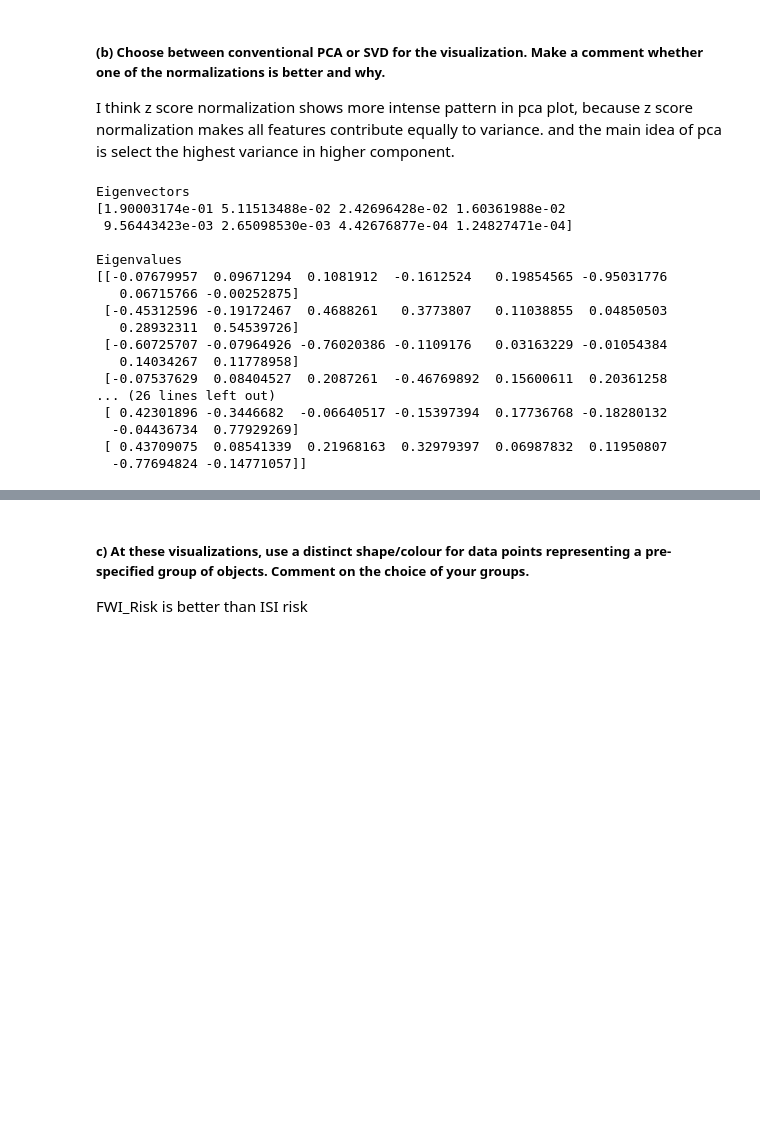
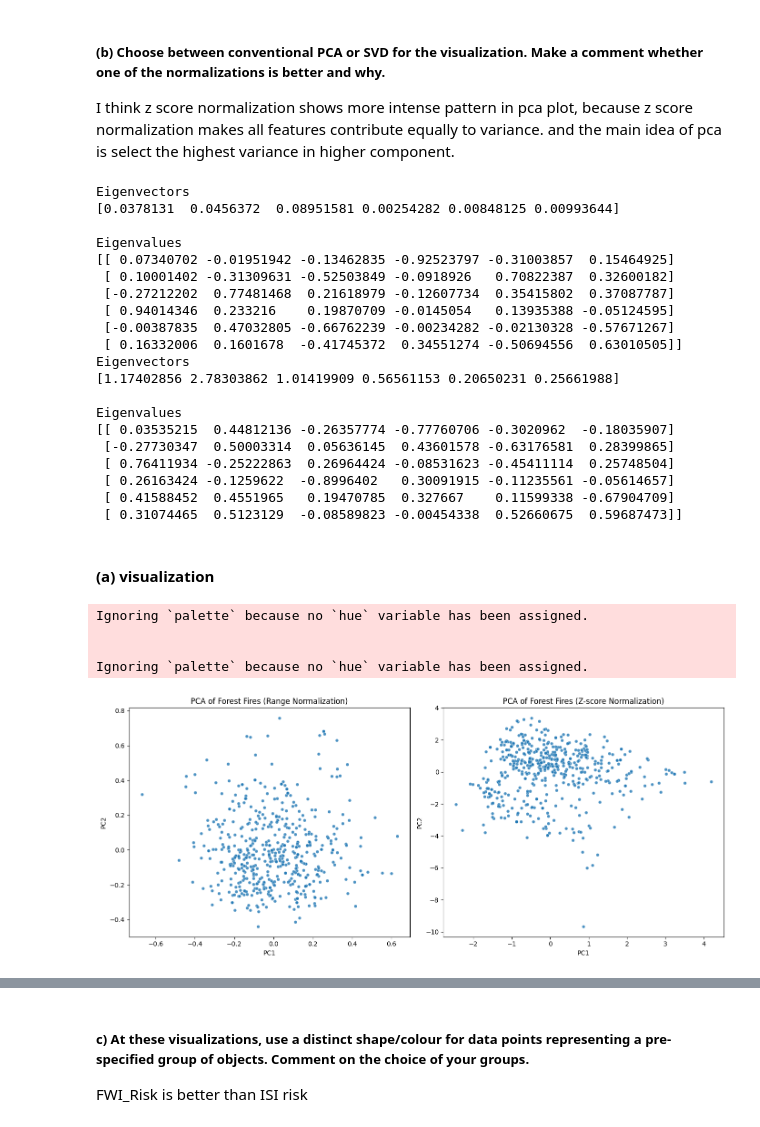
Before and after one commit to wumengyuu/PAD, a Jupyter notebook: PCA.ipynb, the cells around one changed output, grey strips where cells are left out. Drawn from its saved outputs; the diff is of its cells as text; code cells hidden in the pictures; blank space fills up the shorter version.

```diff
--- a/PCA.ipynb
+++ b/PCA.ipynb
@@ -64,7 +64,7 @@ def normalize_data(feature_df, method):
     Output: x: feature, y: target
     """
     # Normalize feature data
-    x = feature_df[['FFMC', 'DMC', 'DC', 'ISI', 'temp', 'RH', 'BUI', 'FWI']]
+    x = feature_df[['FFMC', 'temp', 'RH', 'wind', 'BUI', 'FWI']]
     y = feature_df[['area']]
 
     for col in x.columns:
@@ -89,22 +89,25 @@ print('Eigenvectors \n%s' %e_z)
 print('\nEigenvalues \n%s' %v_z)
 # %% [output]
 Eigenvectors
-[1.90003174e-01 5.11513488e-02 2.42696428e-02 1.60361988e-02
- 9.56443423e-03 2.65098530e-03 4.42676877e-04 1.24827471e-04]
+[0.0378131  0.0456372  0.08951581 0.00254282 0.00848125 0.00993644]
 
 Eigenvalues
-[[-0.07679957  0.09671294  0.1081912  -0.1612524   0.19854565 -0.95031776
-   0.06715766 -0.00252875]
- [-0.45312596 -0.19172467  0.4688261   0.3773807   0.11038855  0.04850503
-   0.28932311  0.54539726]
- [-0.60725707 -0.07964926 -0.76020386 -0.1109176   0.03163229 -0.01054384
-   0.14034267  0.11778958]
- [-0.07537629  0.08404527  0.2087261  -0.46769892  0.15600611  0.20361258
-... (26 lines left out)
- [ 0.42301896 -0.3446682  -0.06640517 -0.15397394  0.17736768 -0.18280132
-  -0.04436734  0.77929269]
- [ 0.43709075  0.08541339  0.21968163  0.32979397  0.06987832  0.11950807
-  -0.77694824 -0.14771057]]
+[[ 0.07340702 -0.01951942 -0.13462835 -0.92523797 -0.31003857  0.15464925]
+ [ 0.10001402 -0.31309631 -0.52503849 -0.0918926   0.70822387  0.32600182]
+ [-0.27212202  0.77481468  0.21618979 -0.12607734  0.35415802  0.37087787]
+ [ 0.94014346  0.233216    0.19870709 -0.0145054   0.13935388 -0.05124595]
+ [-0.00387835  0.47032805 -0.66762239 -0.00234282 -0.02130328 -0.57671267]
+ [ 0.16332006  0.1601678  -0.41745372  0.34551274 -0.50694556  0.63010505]]
+Eigenvectors
+[1.17402856 2.78303862 1.01419909 0.56561153 0.20650231 0.25661988]
+
+Eigenvalues
+[[ 0.03535215  0.44812136 -0.26357774 -0.77760706 -0.3020962  -0.18035907]
+ [-0.27730347  0.50003314  0.05636145  0.43601578 -0.63176581  0.28399865]
+ [ 0.76411934 -0.25222863  0.26964424 -0.08531623 -0.45411114  0.25748504]
+ [ 0.26163424 -0.1259622  -0.8996402   0.30091915 -0.11235561 -0.05614657]
+ [ 0.41588452  0.4551965   0.19470785  0.327667    0.11599338 -0.67904709]
+ [ 0.31074465  0.5123129  -0.08589823 -0.00454338  0.52660675  0.59687473]]
 # %%
 def pca_transform(x_norm, y, v):
     """
@@ -127,6 +130,47 @@ pc_Range, data_pca_Range = pca_transform(x_range, y_range, v_Range)
 pc_z, data_pca_z = pca_transform(x_zscore, y_zscore, v_z)
 
 # print(data_pca_Range.head())
+# %% [markdown]
+#### (a) visualization
+# %%
+# Plotting PCA results
+fig, axes = plt.subplots(1, 2, figsize=(14, 6))
+
+# First PCA plot (Range-normalized data)
+sns.scatterplot(data=data_pca_Range,
+                x='PC_1',
+                y='PC_2',
+                palette='dark:#5A9_r',
+                alpha=0.8,
+                s=25,
+                ax=axes[0])
+
+axes[0].set_title('PCA of Forest Fires (Range Normalization)')
+axes[0].set_xlabel('PC1')
+axes[0].set_ylabel('PC2')
+
+# Second PCA plot (Z-score normalized data)
+# set custom color palette
+sns.scatterplot(data=data_pca_z,
+                x='PC_1',
+                y='PC_2',
+                palette='dark:#5A9_r',
+                alpha=0.8,
+                s=25,
+                ax=axes[1])
+
+axes[1].set_title('PCA of Forest Fires (Z-score Normalization)')
+axes[1].set_xlabel('PC1')
+axes[1].set_ylabel('PC2')
+
+plt.tight_layout()
+plt.show()
+# %% [output]
+Ignoring `palette` because no `hue` variable has been assigned.
+
+
+Ignoring `palette` because no `hue` variable has been assigned.
+[figure, added]
 # %%
 # Plotting PCA results
 fig, axes = plt.subplots(1, 2, figsize=(14, 6))
```
Also changed, not shown: parts of 7 cells of this notebook, 2 other files.
